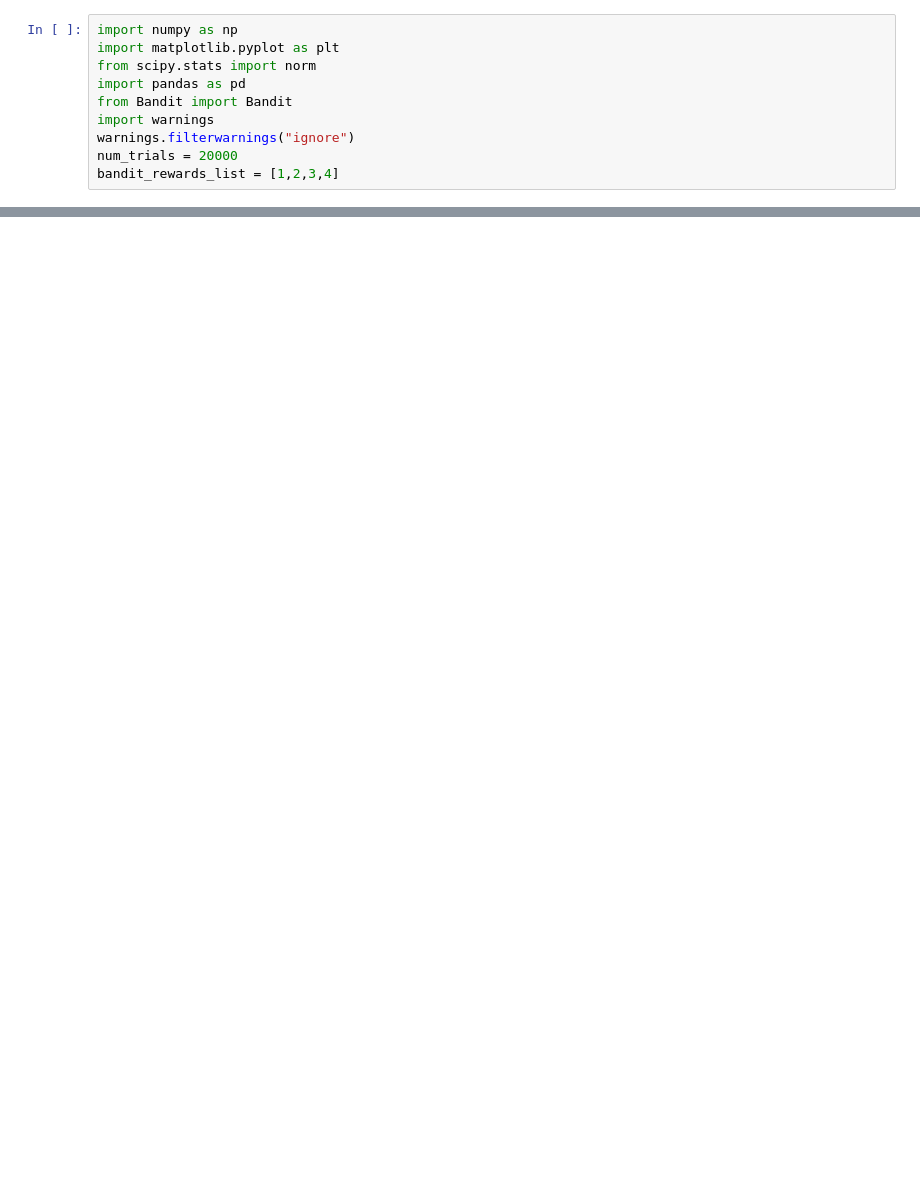
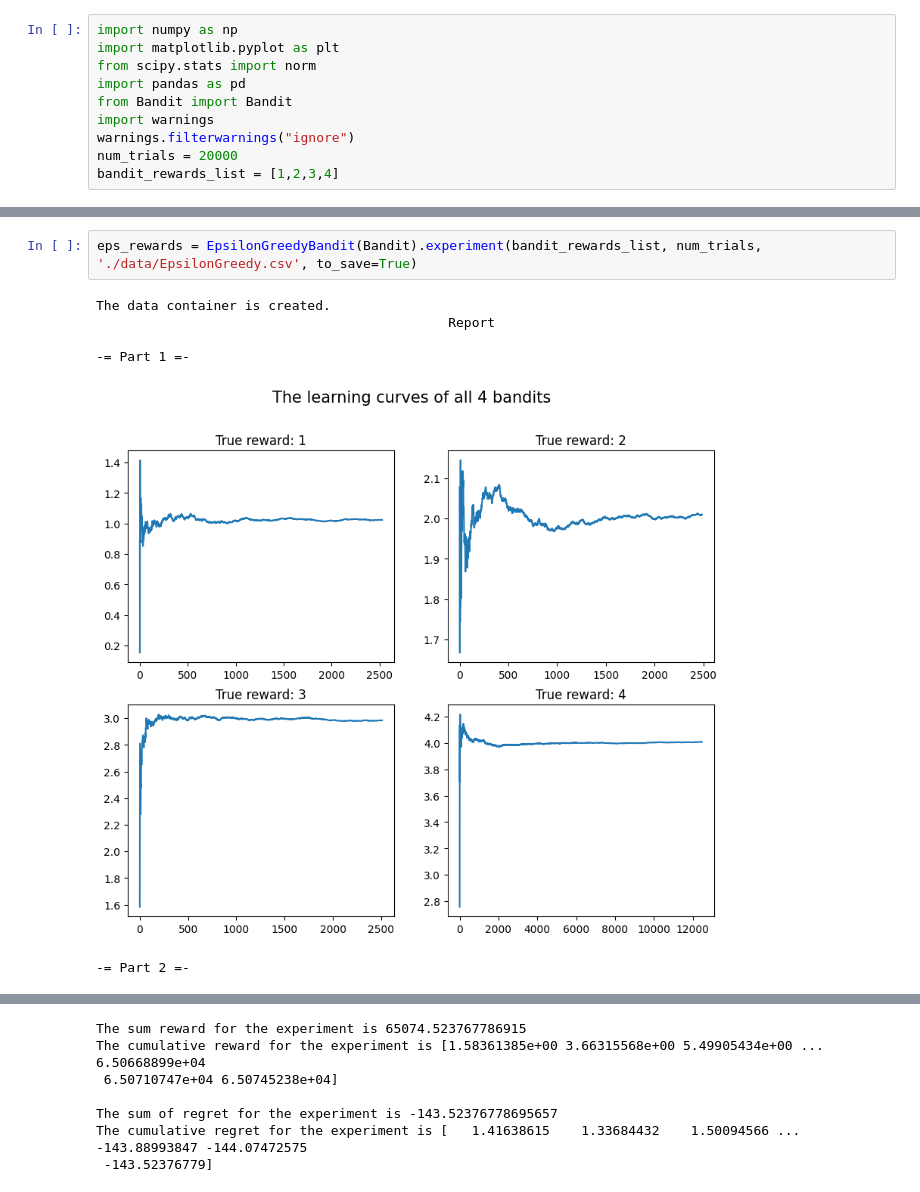
Before and after one commit to lilit54548/MarketingHW2, a Jupyter notebook: ABtesting.ipynb, the cells around one changed output, grey strips where cells are left out. Drawn from its saved outputs; the diff is of its cells as text; blank space fills up the shorter version.

```diff
--- a/ABtesting.ipynb
+++ b/ABtesting.ipynb
@@ -170,0 +101,9 @@ class EpsilonGreedyBandit(Bandit):
+# %%
+eps_rewards = EpsilonGreedyBandit(Bandit).experiment(bandit_rewards_list, num_trials, './data/EpsilonGreedy.csv', to_save=True)
+# %% [output]
+The data container is created.
+                                             Report
+
+-= Part 1 =-
+[figure, added]
+-= Part 2 =-
@@ -170,0 +111,7 @@ class EpsilonGreedyBandit(Bandit):
+The sum reward for the experiment is 65074.523767786915
+The cumulative reward for the experiment is [1.58361385e+00 3.66315568e+00 5.49905434e+00 ... 6.50668899e+04
+ 6.50710747e+04 6.50745238e+04]
+
+The sum of regret for the experiment is -143.52376778695657
+The cumulative regret for the experiment is [   1.41638615    1.33684432    1.50094566 ... -143.88993847 -144.07472575
+ -143.52376779]
```
Also changed, not shown: parts of 7 cells of this notebook.
